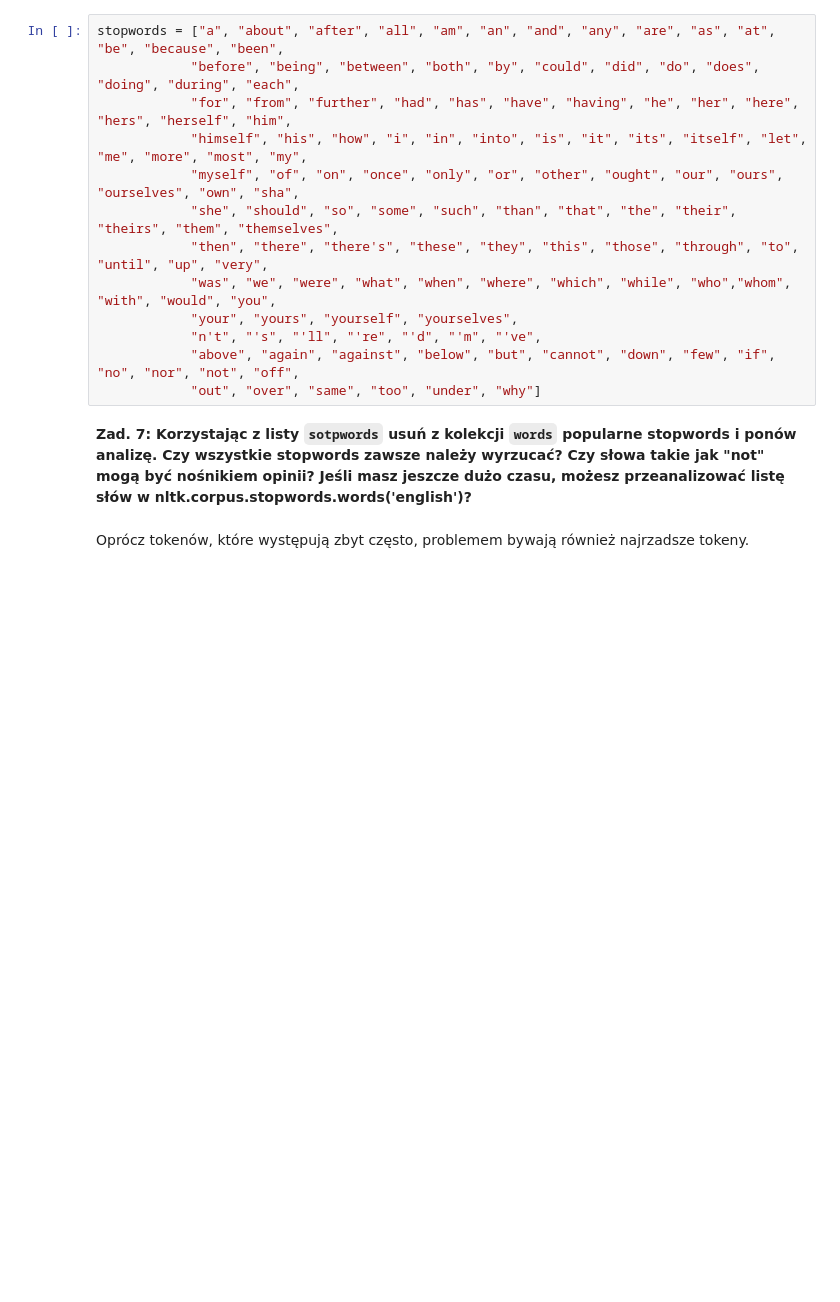
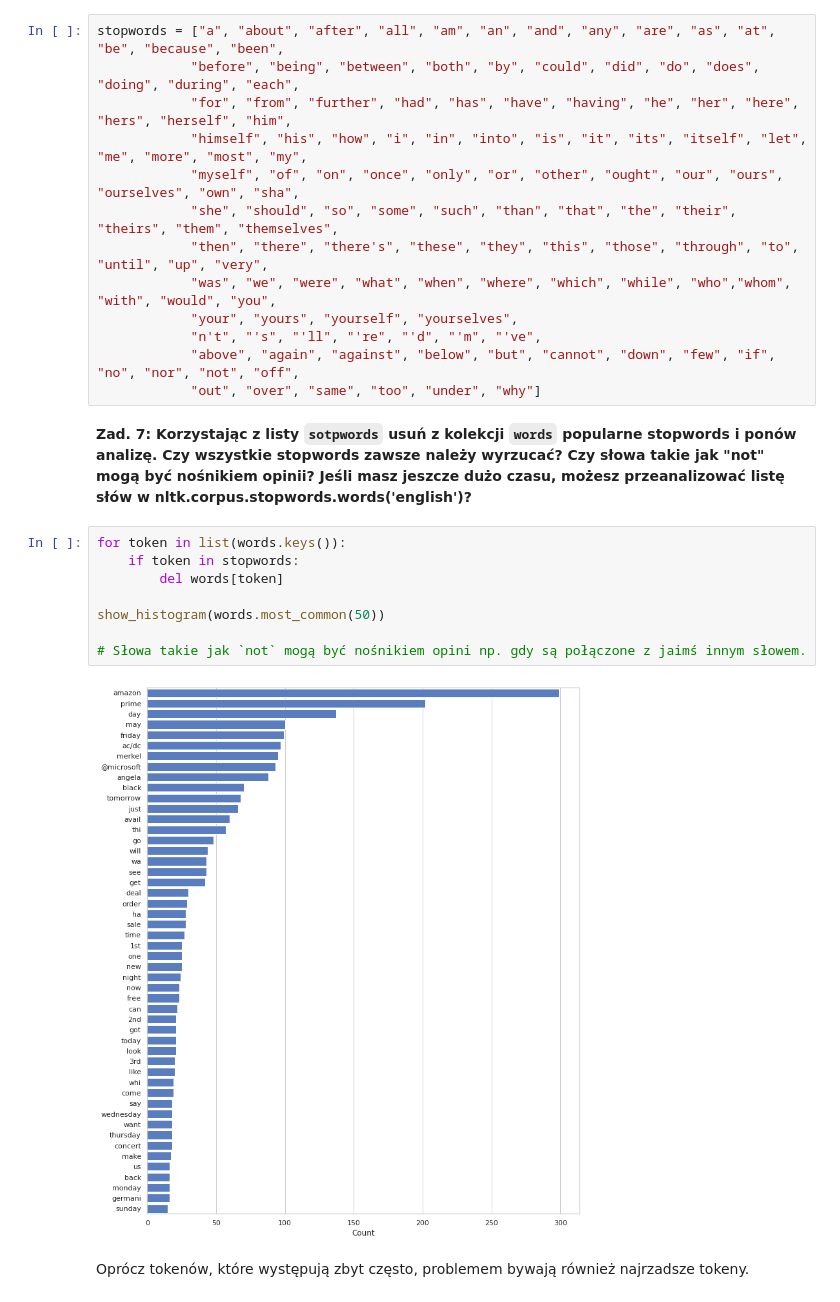
Before and after one commit to sleter/EMD_public, a Jupyter notebook: Zadanie 7/NltkBasics.ipynb, the cells around one changed output. Drawn from its saved outputs; the diff is of its cells as text; blank space fills up the shorter version.

```diff
--- a/Zadanie 7/NltkBasics.ipynb
+++ b/Zadanie 7/NltkBasics.ipynb
@@ -175,6 +252,16 @@ stopwords = ["a", "about", "after", "all", "am", "an", "and", "any", "are", "as"
             "out", "over", "same", "too", "under", "why"]
 # %% [markdown]
 **Zad. 7: Korzystając z listy `sotpwords` usuń z kolekcji `words` popularne stopwords i ponów analizę. Czy wszystkie stopwords zawsze należy wyrzucać? Czy słowa takie jak "not" mogą być nośnikiem opinii? Jeśli masz jeszcze dużo czasu, możesz przeanalizować listę słów w nltk.corpus.stopwords.words('english')?**
+# %%
+for token in list(words.keys()):
+    if token in stopwords:
+        del words[token]
+
+show_histogram(words.most_common(50))
+
+# Słowa takie jak `not` mogą być nośnikiem opini np. gdy są połączone z jaimś innym słowem.
+# %% [output]
+[figure, added]
 # %% [markdown]
 Oprócz tokenów, które występują zbyt często, problemem bywają również najrzadsze tokeny.
 # %% [markdown]
```
Also changed, not shown: parts of 16 cells of this notebook.
